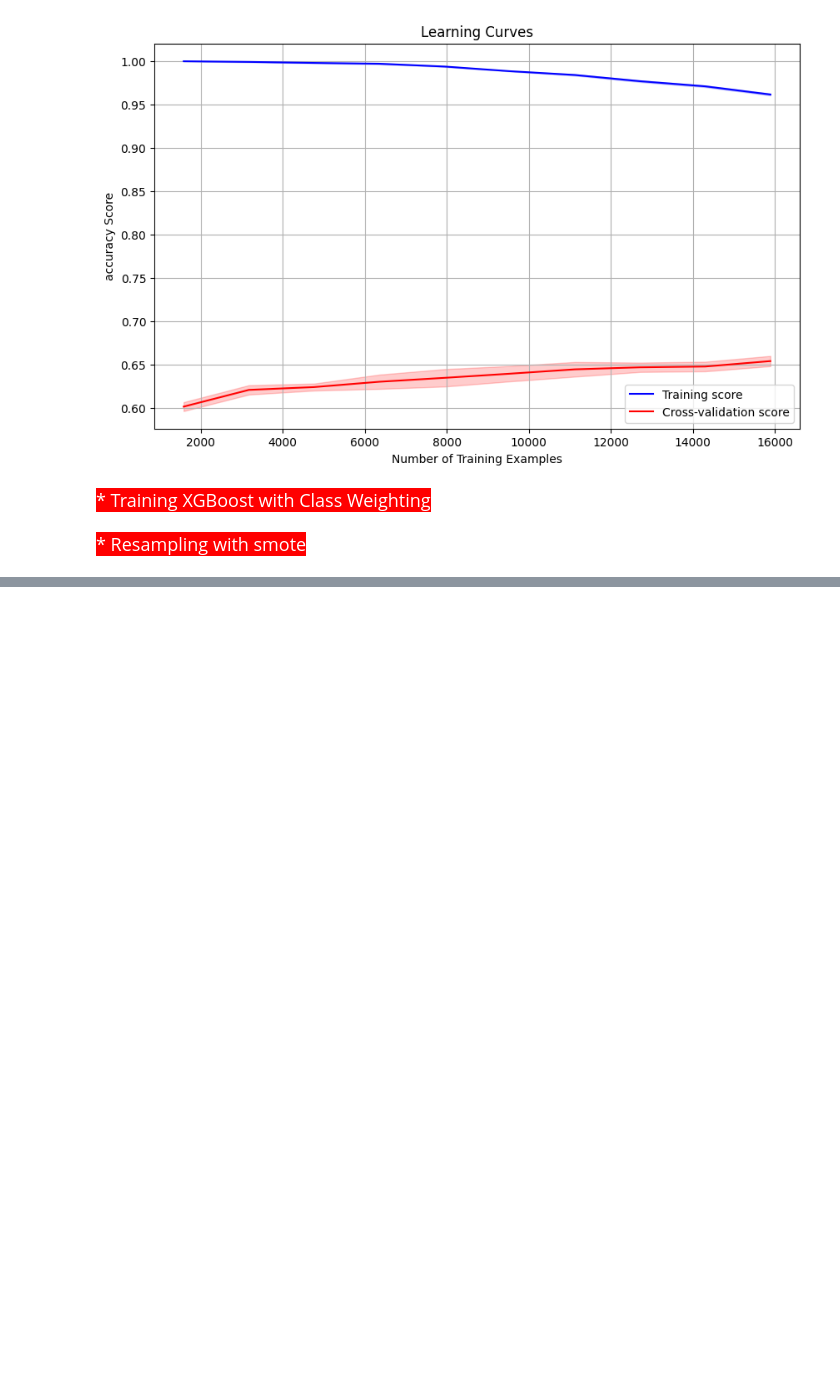
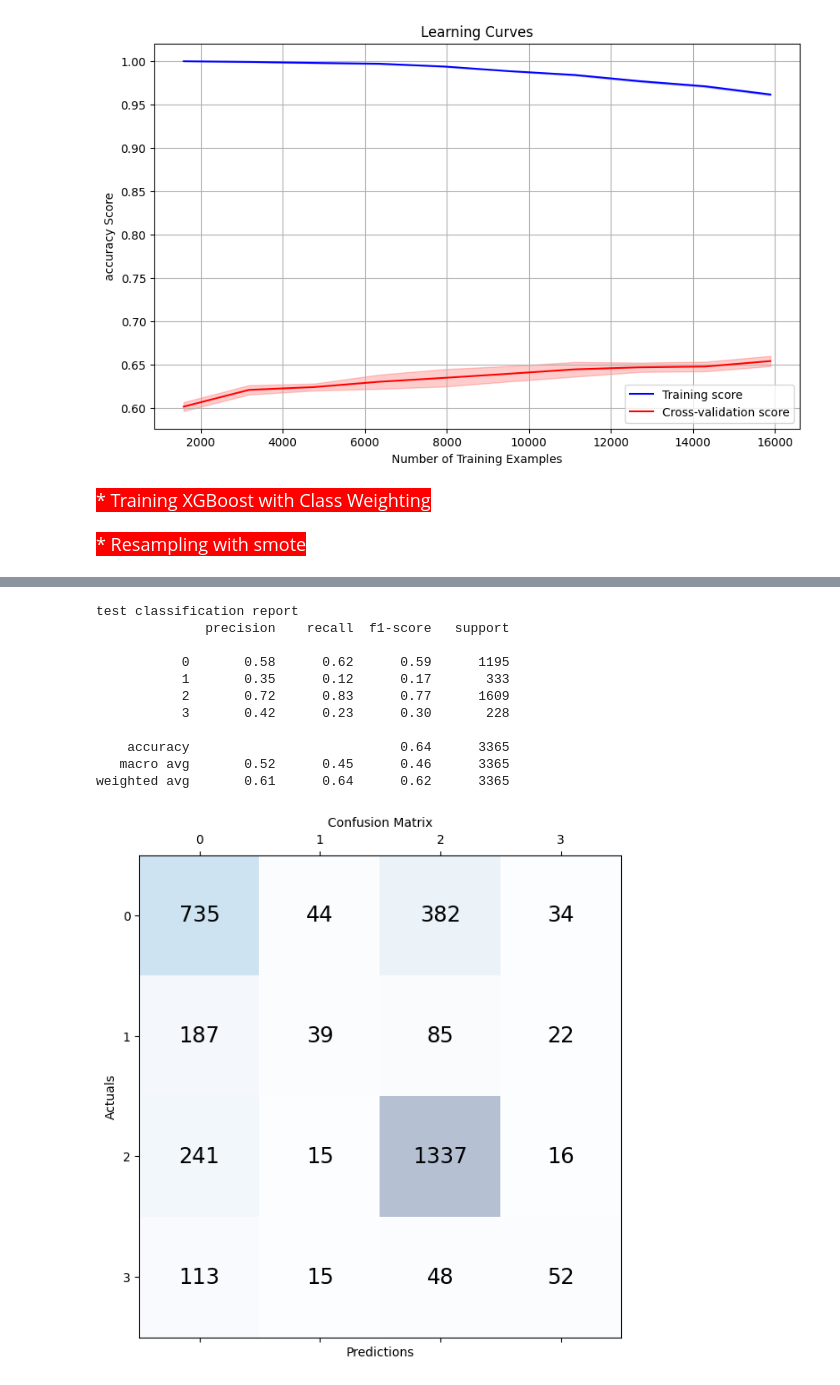
Before and after one commit to beatrizarc/product_complaints, a Jupyter notebook: notebooks/10.3- XGBoost tf-idf hyperparameter tuning, feature selection, model selection.ipynb, the cells around one changed output, grey strips where cells are left out. Drawn from its saved outputs; the diff is of its cells as text; code cells hidden in the pictures; blank space fills up the shorter version.

```diff
--- a/notebooks/10.3- XGBoost tf-idf hyperparameter tuning, feature selection, model selection.ipynb
+++ b/notebooks/10.3- XGBoost tf-idf hyperparameter tuning, feature selection, model selection.ipynb
@@ -463,0 +387,23 @@ plot_learning_curve(best_model, X_train_val_combined_transformed, y_train_val, '
+# %%
+plot_learning_curve(best_model, X_train_balanced, y_train_balanced, 'f1_macro')
+# %%
+# Retrain on full training set using the best hyperparameters
+best_model.fit(X_train_balanced, y_train_balanced)
+
+# Make predictions on the test dataset
+y_pred_test = best_model.predict(X_test_combined_transformed)
+print('test classification report')
+print(classification_report(y_test, y_pred_test))
+
+# Print the confusion matrix
+fig, ax = plt.subplots(figsize=(7, 7))
+confusion_mat = confusion_matrix(y_true=y_test, y_pred=y_pred_test, labels=[0,1,2,3])
+ax.matshow(confusion_mat, cmap=plt.cm.Blues, alpha=0.3)
+for i in range(confusion_mat.shape[0]):
+    for j in range(confusion_mat.shape[1]):
+        ax.text(x=j, y=i,s=confusion_mat[i, j], va='center', ha='center', size='xx-large')
+plt.xlabel('Predictions', fontsize=10)
+plt.ylabel('Actuals', fontsize=10)
+plt.title('Confusion Matrix', fontsize=10)
+plt.show()
+print('\n')
@@ -463,0 +546,34 @@ plot_learning_curve(best_model, X_train_val_combined_transformed, y_train_val, '
+# %%
+# Retrain on full training set using the best hyperparameters
+best_model.fit(X_train_selected, y_train_val)
+
+# Make predictions on the test dataset
+y_pred_test = best_model.predict(X_test_selected)
+print('test classification report')
+print(classification_report(y_test, y_pred_test))
+
+# Print the confusion matrix
+fig, ax = plt.subplots(figsize=(7, 7))
+confusion_mat = confusion_matrix(y_true=y_test, y_pred=y_pred_test, labels=[0,1,2,3])
+ax.matshow(confusion_mat, cmap=plt.cm.Blues, alpha=0.3)
+for i in range(confusion_mat.shape[0]):
+    for j in range(confusion_mat.shape[1]):
+        ax.text(x=j, y=i,s=confusion_mat[i, j], va='center', ha='center', size='xx-large')
+plt.xlabel('Predictions', fontsize=10)
+plt.ylabel('Actuals', fontsize=10)
+plt.title('Confusion Matrix', fontsize=10)
+plt.show()
+print('\n')
+# %% [output]
+test classification report
+              precision    recall  f1-score   support
+
+           0       0.58      0.62      0.59      1195
+           1       0.35      0.12      0.17       333
+           2       0.72      0.83      0.77      1609
+           3       0.42      0.23      0.30       228
+
+    accuracy                           0.64      3365
+   macro avg       0.52      0.45      0.46      3365
+weighted avg       0.61      0.64      0.62      3365
+[figure, added]
```
Also changed, not shown: parts of 31 cells of this notebook.
